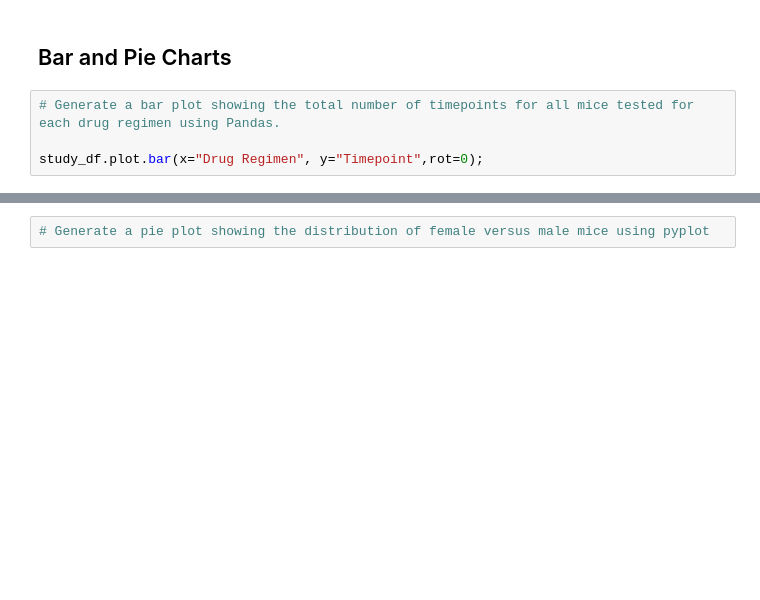
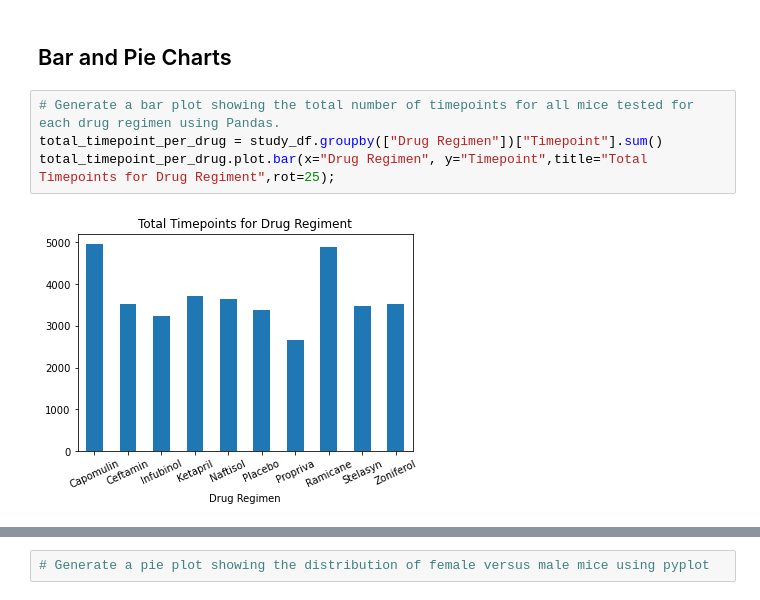
Before and after one commit to Ba1lina/module-5-challenge, a Jupyter notebook: Pymaceuticals/pymaceuticals_code.ipynb, the cells around one changed output, grey strips where cells are left out. Drawn from its saved outputs; the diff is of its cells as text; blank space fills up the shorter version.

Commit message:
Bar Plots done

```diff
--- a/Pymaceuticals/pymaceuticals_code.ipynb
+++ b/Pymaceuticals/pymaceuticals_code.ipynb
@@ -122,7 +110,9 @@ summary
 ## Bar and Pie Charts
 # %%
 # Generate a bar plot showing the total number of timepoints for all mice tested for each drug regimen using Pandas.
-
-study_df.plot.bar(x="Drug Regimen", y="Timepoint",rot=0);
+total_timepoint_per_drug = study_df.groupby(["Drug Regimen"])["Timepoint"].sum()
+total_timepoint_per_drug.plot.bar(x="Drug Regimen", y="Timepoint",title="Total Timepoints for Drug Regiment",rot=25);
+# %% [output]
+[figure, added]
 # %%
 # Generate a bar plot showing the total number of timepoints for all mice tested for each drug regimen using pyplot.
```
Also changed, not shown: parts of 3 cells of this notebook.
